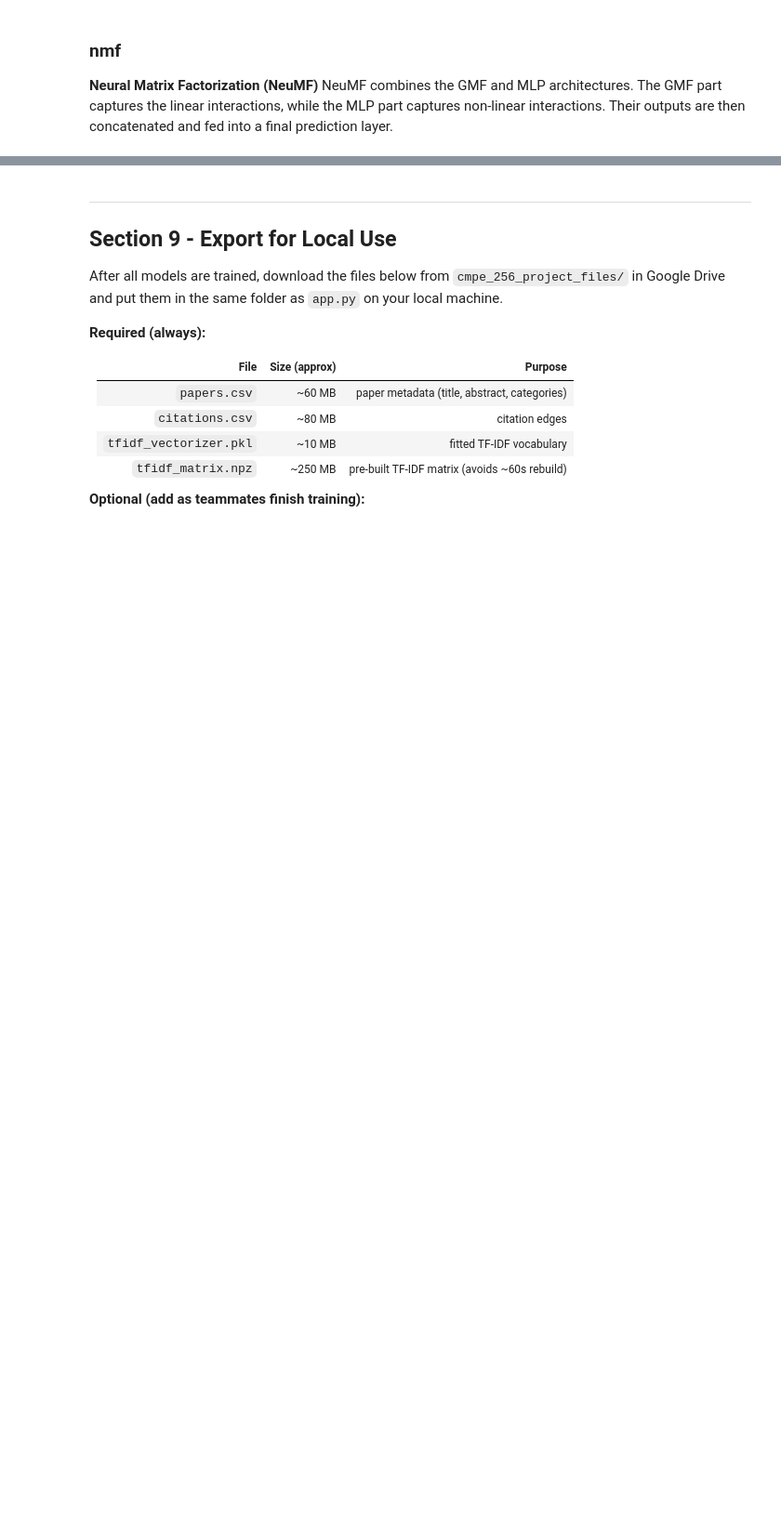
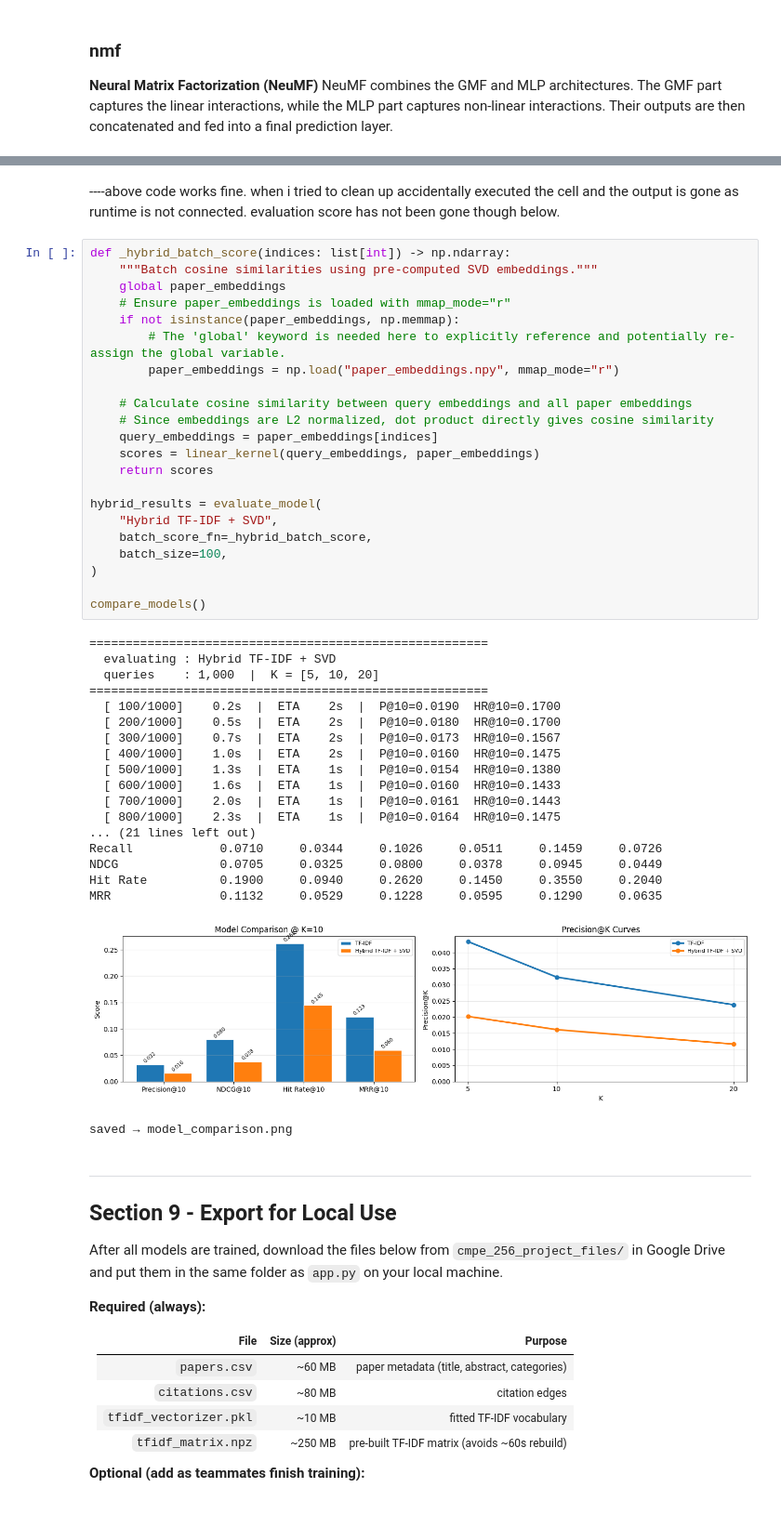
Before and after one commit to Talina06/research-paper-recommender-system, a Jupyter notebook: Research_recommender.ipynb, the cells around one changed output, grey strips where cells are left out. Shown at 93% size. Drawn from its saved outputs; the diff is of its cells as text; blank space fills up the shorter version.

```diff
--- a/Research_recommender.ipynb
+++ b/Research_recommender.ipynb
@@ -4924,3 +4868,47 @@ Training Hybrid GMF for 10 epochs...
+# %% [markdown]
+----above code  works fine. when i tried to clean up accidentally executed the cell and the output is gone as runtime is not connected. evaluation score has not been gone though below.
+# %%
+def _hybrid_batch_score(indices: list[int]) -> np.ndarray:
+    """Batch cosine similarities using pre-computed SVD embeddings."""
+    global paper_embeddings
+    # Ensure paper_embeddings is loaded with mmap_mode="r"
+    if not isinstance(paper_embeddings, np.memmap):
+        # The 'global' keyword is needed here to explicitly reference and potentially re-assign the global variable.
+        paper_embeddings = np.load("paper_embeddings.npy", mmap_mode="r")
+
+    # Calculate cosine similarity between query embeddings and all paper embeddings
+    # Since embeddings are L2 normalized, dot product directly gives cosine similarity
+    query_embeddings = paper_embeddings[indices]
+    scores = linear_kernel(query_embeddings, paper_embeddings)
+    return scores
+
+hybrid_results = evaluate_model(
+    "Hybrid TF-IDF + SVD",
+    batch_score_fn=_hybrid_batch_score,
+    batch_size=100,
+)
+
+compare_models()
+# %% [output]
+=======================================================
+  evaluating : Hybrid TF-IDF + SVD
+  queries    : 1,000  |  K = [5, 10, 20]
+=======================================================
+  [ 100/1000]    0.2s  |  ETA    2s  |  P@10=0.0190  HR@10=0.1700
+  [ 200/1000]    0.5s  |  ETA    2s  |  P@10=0.0180  HR@10=0.1700
+  [ 300/1000]    0.7s  |  ETA    2s  |  P@10=0.0173  HR@10=0.1567
+  [ 400/1000]    1.0s  |  ETA    2s  |  P@10=0.0160  HR@10=0.1475
+  [ 500/1000]    1.3s  |  ETA    1s  |  P@10=0.0154  HR@10=0.1380
+  [ 600/1000]    1.6s  |  ETA    1s  |  P@10=0.0160  HR@10=0.1433
+  [ 700/1000]    2.0s  |  ETA    1s  |  P@10=0.0161  HR@10=0.1443
+  [ 800/1000]    2.3s  |  ETA    1s  |  P@10=0.0164  HR@10=0.1475
+... (21 lines left out)
+Recall            0.0710     0.0344     0.1026     0.0511     0.1459     0.0726
+NDCG              0.0705     0.0325     0.0800     0.0378     0.0945     0.0449
+Hit Rate          0.1900     0.0940     0.2620     0.1450     0.3550     0.2040
+MRR               0.1132     0.0529     0.1228     0.0595     0.1290     0.0635
+[figure, added]
+saved → model_comparison.png
 # %% [markdown]
 ---
 ## Section 9 - Export for Local Use
```
Also changed, not shown: parts of 15 cells of this notebook.
